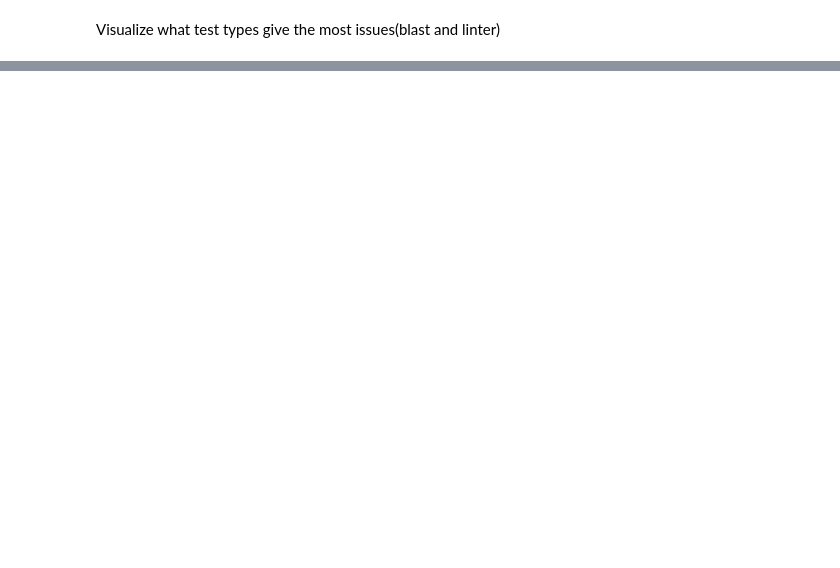
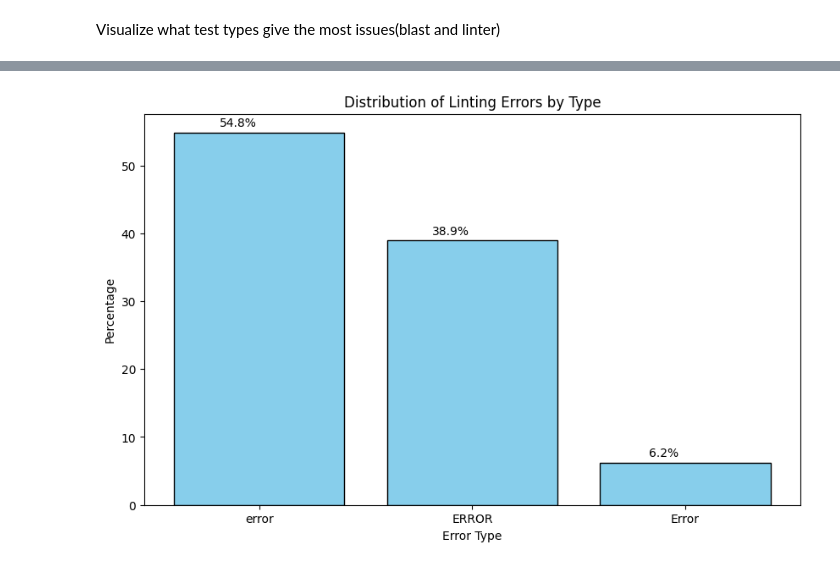
Before and after one commit to joramswarts/Bit-academy-blast-errors, a Jupyter notebook: test_types.ipynb, the cells around one changed output, grey strips where cells are left out. Drawn from its saved outputs; the diff is of its cells as text; code cells hidden in the pictures; blank space fills up the shorter version.

```diff
--- a/test_types.ipynb
+++ b/test_types.ipynb
@@ -108,0 +96,33 @@ plt.show()
+# %%
+import matplotlib.pyplot as plt
+import pandas as pd
+
+# Assuming 'data_linting_result_warning' is the dataset with linting errors
+data_linting_result_warning = read_linting_results[['blast_review_id', 'file_name', 'message', 'type', 'line', 'column']]
+
+# Filter the dataset for errors
+error_data = data_linting_result_warning[data_linting_result_warning['type'].str.lower().isin(['error'])]
+
+# Count the number of errors by type
+error_counts = error_data['type'].value_counts()
+
+# Calculate error percentages
+error_percentages = (error_counts / error_counts.sum()) * 100
+
+# Create a bar chart
+plt.figure(figsize=(10, 6))
+bars = plt.bar(error_percentages.index, error_percentages, color='skyblue', edgecolor='black')
+
+# Set the title and labels
+plt.title('Distribution of Linting Errors by Type')
+plt.xlabel('Error Type')
+plt.ylabel('Percentage')
+
+# Display the percentages on top of the bars
+for bar, percentage in zip(bars, error_percentages):
+    plt.text(bar.get_x() + bar.get_width() / 2 - 0.1, bar.get_height() + 0.5, f'{percentage:.1f}%', ha='center', va='bottom', color='black')
+
+# Show the chart
+plt.show()
+# %% [output]
+[figure, added]
```
Also changed, not shown: parts of 8 cells of this notebook.
